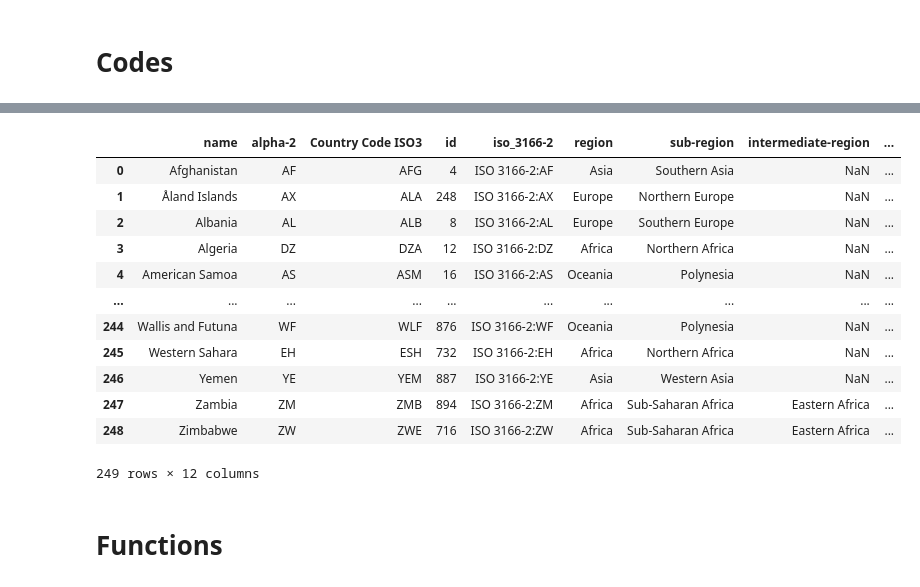
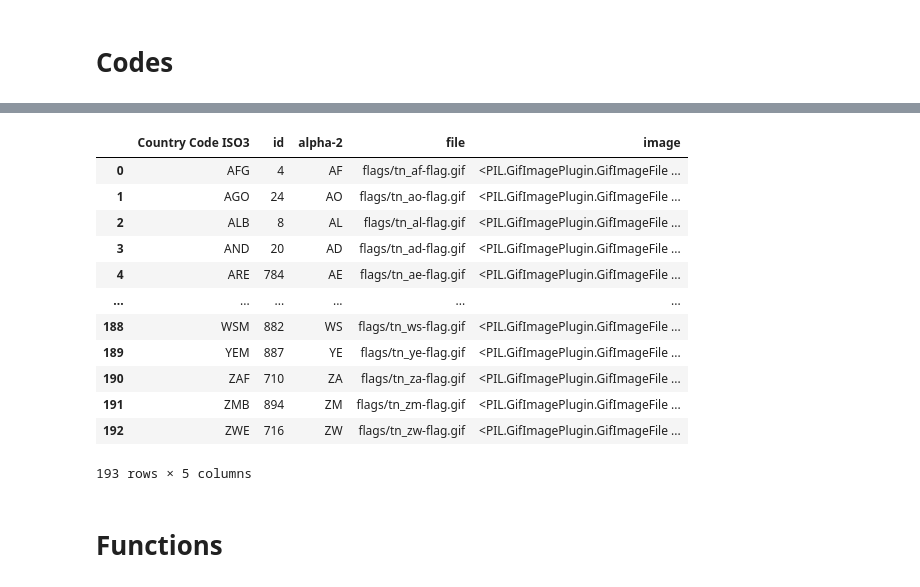
Before and after one commit to jacubero/SDG, a Jupyter notebook: rankings/rankings.ipynb, the cells around one changed output, grey strips where cells are left out. Saved outputs shown, nothing was run; the diff lists cells and outputs as text; code cells hidden in the pictures.

```diff
--- a/rankings/rankings.ipynb
+++ b/rankings/rankings.ipynb
@@ -5,8 +15,28 @@ import pandas as pd
+# %%
+pd.set_option('display.max_colwidth', None)
+
+def get_thumbnail(path):
+    i = Image.open(path)
+    i.thumbnail((150, 150), Image.LANCZOS)
+    return i
+
+def image_base64(im):
+    if isinstance(im, str):
+        im = get_thumbnail(im)
+    with BytesIO() as buffer:
+        im.save(buffer, 'gif')
+        return base64.b64encode(buffer.getvalue()).decode()
+
+def image_formatter(im):
+    return f'<img src="embedded-picture)}">'
 # %% [markdown]
 # Codes
+# %%
+df_data2021 = pd.read_csv('../output/data2021.csv')
 # %%
-df_codes = pd.read_csv('../input/codes.csv', engine='python')
-df_codes.rename(columns={'alpha-3': 'Country Code ISO3','country-code': 'id'}, inplace=True)
-df_codes.loc[df_codes['name'] == 'Namibia', ['alpha-2']] = "NA"
+df = pd.read_csv('../input/codes.csv', engine='python')
+df.rename(columns={'alpha-3': 'Country Code ISO3','country-code': 'id'}, inplace=True)
+df.loc[df['name'] == 'Namibia', ['alpha-2']] = "NA"
+df_codes = pd.merge(df_data2021['Country Code ISO3'].head(193), df[['Country Code ISO3','id','alpha-2']], how="left", on="Country Code ISO3")
 df_codes
 # %% [output]
@@ -26,26 +56,27 @@ df_codes
 # %%
 def map_figtn(alpha: str) -> str:
-   base_path = '/flags/'
+   base_path = 'flags/'
    path = base_path + 'tn_' + str.lower(str(alpha)) + '-flag.gif'
 
    return path
 # %%
-df_codes['image']=df_codes.apply(lambda row: map_figtn(row["alpha-2"]), axis=1)
+df_codes['file']=df_codes.apply(lambda row: map_figtn(row["alpha-2"]), axis=1)
+df_codes['image'] = df_codes.file.map(lambda f: get_thumbnail(f))
 df_codes
 # %% [output]
-|  | name | alpha-2 | Country Code ISO3 | id | iso_3166-2 | region | sub-region | intermediate-region | ... |
-| 0 | Afghanistan | AF | AFG | 4 | ISO 3166-2:AF | Asia | Southern Asia | NaN | ... |
-| 1 | Åland Islands | AX | ALA | 248 | ISO 3166-2:AX | Europe | Northern Europe | NaN | ... |
-| 2 | Albania | AL | ALB | 8 | ISO 3166-2:AL | Europe | Southern Europe | NaN | ... |
-| 3 | Algeria | DZ | DZA | 12 | ISO 3166-2:DZ | Africa | Northern Africa | NaN | ... |
-| 4 | American Samoa | AS | ASM | 16 | ISO 3166-2:AS | Oceania | Polynesia | NaN | ... |
-| ... | ... | ... | ... | ... | ... | ... | ... | ... | ... |
-| 244 | Wallis and Futuna | WF | WLF | 876 | ISO 3166-2:WF | Oceania | Polynesia | NaN | ... |
-| 245 | Western Sahara | EH | ESH | 732 | ISO 3166-2:EH | Africa | Northern Africa | NaN | ... |
-| 246 | Yemen | YE | YEM | 887 | ISO 3166-2:YE | Asia | Western Asia | NaN | ... |
-| 247 | Zambia | ZM | ZMB | 894 | ISO 3166-2:ZM | Africa | Sub-Saharan Africa | Eastern Africa | ... |
-| 248 | Zimbabwe | ZW | ZWE | 716 | ISO 3166-2:ZW | Africa | Sub-Saharan Africa | Eastern Africa | ... |
+|  | Country Code ISO3 | id | alpha-2 | file | image |
+| 0 | AFG | 4 | AF | flags/tn_af-flag.gif | <PIL.GifImagePlugin.GifImageFile ... |
+| 1 | AGO | 24 | AO | flags/tn_ao-flag.gif | <PIL.GifImagePlugin.GifImageFile ... |
+| 2 | ALB | 8 | AL | flags/tn_al-flag.gif | <PIL.GifImagePlugin.GifImageFile ... |
+| 3 | AND | 20 | AD | flags/tn_ad-flag.gif | <PIL.GifImagePlugin.GifImageFile ... |
+| 4 | ARE | 784 | AE | flags/tn_ae-flag.gif | <PIL.GifImagePlugin.GifImageFile ... |
+| ... | ... | ... | ... | ... | ... |
+| 188 | WSM | 882 | WS | flags/tn_ws-flag.gif | <PIL.GifImagePlugin.GifImageFile ... |
+| 189 | YEM | 887 | YE | flags/tn_ye-flag.gif | <PIL.GifImagePlugin.GifImageFile ... |
+| 190 | ZAF | 710 | ZA | flags/tn_za-flag.gif | <PIL.GifImagePlugin.GifImageFile ... |
+| 191 | ZMB | 894 | ZM | flags/tn_zm-flag.gif | <PIL.GifImagePlugin.GifImageFile ... |
+| 192 | ZWE | 716 | ZW | flags/tn_zw-flag.gif | <PIL.GifImagePlugin.GifImageFile ... |
-249 rows × 12 columns
+193 rows × 5 columns
 # %% [markdown]
 # Functions
 # %%
```
Also changed, not shown: parts of 43 cells of this notebook, 4 other files.
